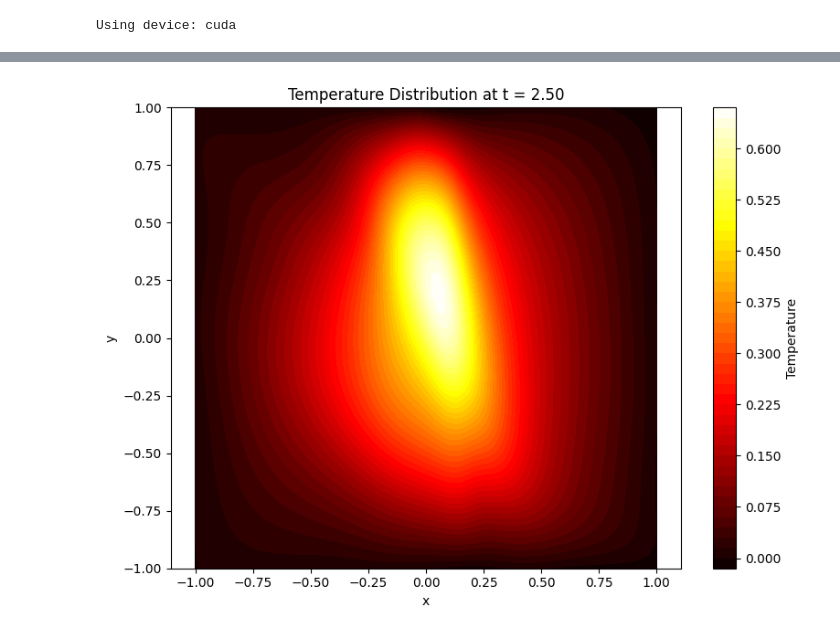
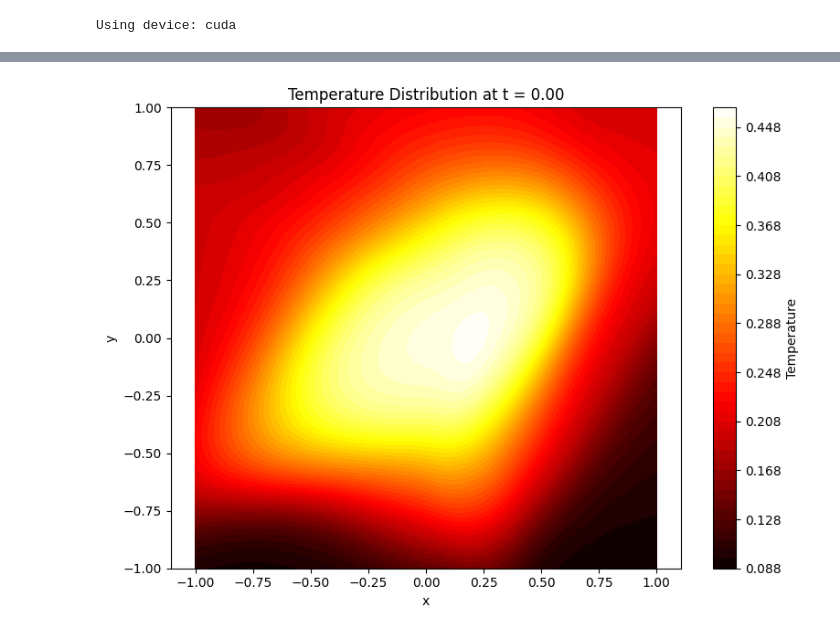
Before and after one commit to brcktn/Inverse-Heat-PINN, a Jupyter notebook: inverse_heat_PINN.ipynb, the cells around one changed output, grey strips where cells are left out. Drawn from its saved outputs; the diff is of its cells as text; code cells hidden in the pictures.

```diff
--- a/inverse_heat_PINN.ipynb
+++ b/inverse_heat_PINN.ipynb
@@ -64,8 +67,6 @@ class HeatPINN(nn.Module):
         """
         super(HeatPINN, self).__init__()
 
-        self.alpha = nn.Parameter(torch.tensor([0.1], dtype=torch.float32))  # Learnable thermal diffusivity
-
         self.layers = nn.ModuleList()
         for i in range(len(layers) - 1):
             self.layers.append(nn.Linear(layers[i], layers[i+1]))
@@ -76,11 +77,6 @@ class HeatPINN(nn.Module):
         for layer in self.layers:
             x = layer(x)
         return x
-
-
-model = HeatPINN(layers).to(device)
-
-optimizer = torch.optim.Adam(model.parameters(), lr=lr)
 # %%
 def sample_points(num_points, size, t_max):
     """
@@ -185,7 +181,7 @@ def data_loss(model, x_batch, y_batch):
     return torch.mean((pred - y_batch) ** 2)
 
 
-def physics_loss(model, points):
+def physics_loss(model, points, alpha):
     """
     Physics loss enforcing the heat equation at sampled points.
 
@@ -195,6 +191,8 @@ def physics_loss(model, points):
         The PINN model.
     points : torch.Tensor
         A batch of input points (x, y, t) where the physics loss is evaluated.
+    alpha : float
+        The thermal diffusivity (known value).
 
     Returns
     -------
@@ -212,8 +210,6 @@ def physics_loss(model, points):
 
     u_xx = torch.autograd.grad(u_x, points, grad_outputs=torch.ones_like(u_x), create_graph=True)[0][:, 0:1]
     u_yy = torch.autograd.grad(u_y, points, grad_outputs=torch.ones_like(u_y), create_graph=True)[0][:, 1:2]
-
-    alpha = model.alpha  # Learnable thermal diffusivity
 
     # Heat equation residual: u_t - alpha * (u_xx + u_yy) = 0
     residual = u_t - alpha * (u_xx + u_yy)
@@ -243,9 +239,11 @@ def boundary_loss(model, boundary_points):
     # For this example, we assume Dirichlet boundary conditions with u = 0 on the boundary
     return torch.mean(pred ** 2)
 # %%
-def train(model, dataloader, optimizer, epochs, lambda_data=1.0, lambda_heat=1.0, lambda_bc=1.0):
+def train(model, dataloader, optimizer, epochs, alpha, lambda_data=1.0, lambda_heat=1.0, lambda_bc=1.0):
+    import time
     model.train()
     for epoch in range(epochs):
+        epoch_start = time.time()
         total_loss = 0.0
         total_data_loss = 0.0
         total_physics_loss = 0.0
@@ -260,7 +258,7 @@ def train(model, dataloader, optimizer, epochs, lambda_data=1.0, lambda_heat=1.0
 
             # Compute losses
             loss_data = data_loss(model, x_batch, y_batch)
-            loss_physics = physics_loss(model, physics_points)
+            loss_physics = physics_loss(model, physics_points, alpha)
             loss_boundary = boundary_loss(model, boundary_points)
 
             # Total loss with weighting
@@ -274,11 +272,10 @@ def train(model, dataloader, optimizer, epochs, lambda_data=1.0, lambda_heat=1.0
             total_physics_loss += loss_physics.item()
             total_boundary_loss += loss_boundary.item()
 
+        epoch_time = time.time() - epoch_start
         avg_loss = total_loss / len(dataloader)
         avg_data_loss = total_data_loss / len(dataloader)
         avg_physics_loss = total_physics_loss / len(dataloader)
         avg_boundary_loss = total_boundary_loss / len(dataloader)
 
-        print(f'Epoch {epoch+1}/{epochs}, Loss: {avg_loss:.6f}, Alpha: {model.alpha.item():.4f}, Data: {avg_data_loss:.6f}, Physics: {avg_physics_loss:.6f}, Boundary: {avg_boundary_loss:.6f}')
-
-train(model, dataloader, optimizer, epochs, lambda_data, lambda_heat, lambda_bc)
+        print(f'Epoch {epoch+1}/{epochs}, Loss: {avg_loss:.6f}, Data: {avg_data_loss:.6f}, Physics: {avg_physics_loss:.6f}, Boundary: {avg_boundary_loss:.6f}, Time: {epoch_time:.2f}s')
@@ -294,0 +282,5 @@ KeyboardInterrupt:
+# %%
+model = HeatPINN(layers).to(device)
+optimizer = torch.optim.Adam(model.parameters(), lr=lr)
+
+train(model, dataloader, optimizer, epochs, alpha, lambda_data, lambda_heat, lambda_bc)
@@ -316,32 +329,32 @@ def plot_heatmap(model, t, size=2.0, resolution=100):
     X, Y = torch.meshgrid(x, y, indexing='ij')
 
     # Flatten and create input tensor with constant time
     x_flat = X.flatten().unsqueeze(1)
     y_flat = Y.flatten().unsqueeze(1)
     t_tensor = torch.full_like(x_flat, t)
 
     points = torch.cat([x_flat, y_flat, t_tensor], dim=1).to(device)
 
     # Get predictions
     with torch.no_grad():
         u = model(points)
 
     # Reshape to grid
     U = u.reshape(resolution, resolution).cpu().numpy()
 
     # Plot
     plt.figure(figsize=(8, 6))
     plt.contourf(X.numpy(), Y.numpy(), U, levels=50, cmap='hot')
     plt.colorbar(label='Temperature')
     plt.xlabel('x')
     plt.ylabel('y')
     plt.title(f'Temperature Distribution at t = {t:.2f}')
     plt.axis('equal')
     plt.tight_layout()
     plt.show()
 
     model.train()
 
-plot_heatmap(model, t=2.5, size=size, resolution=100)
+plot_heatmap(model, t=0, size=size, resolution=100)
 # %% [output]
-[figure, old version]
+[figure, new version]
```
Also changed, not shown: parts of 4 cells of this notebook.
